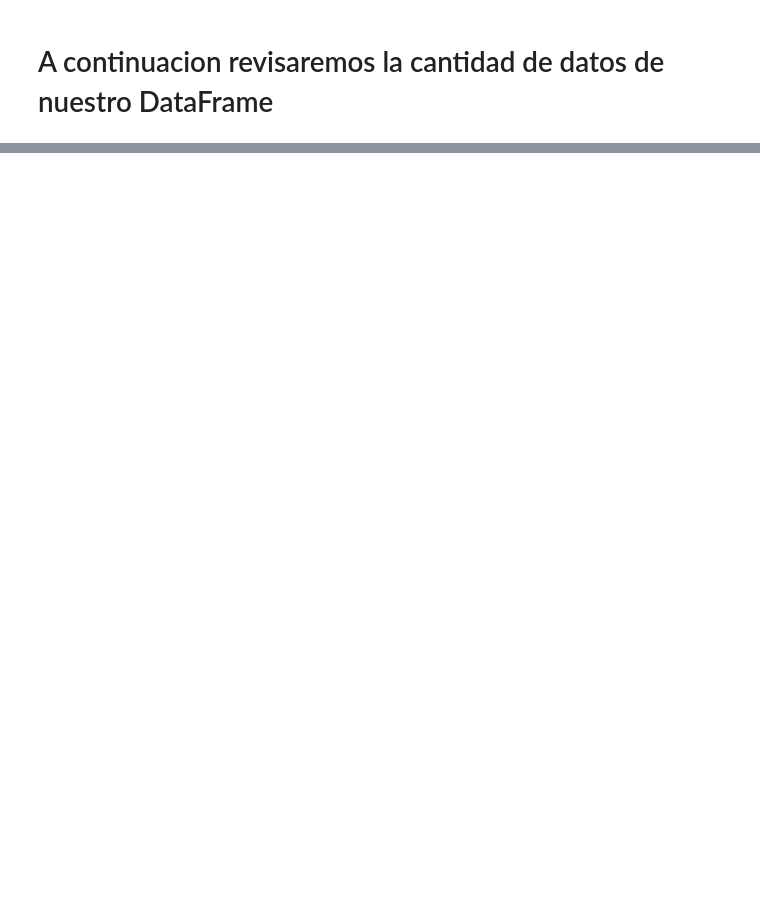
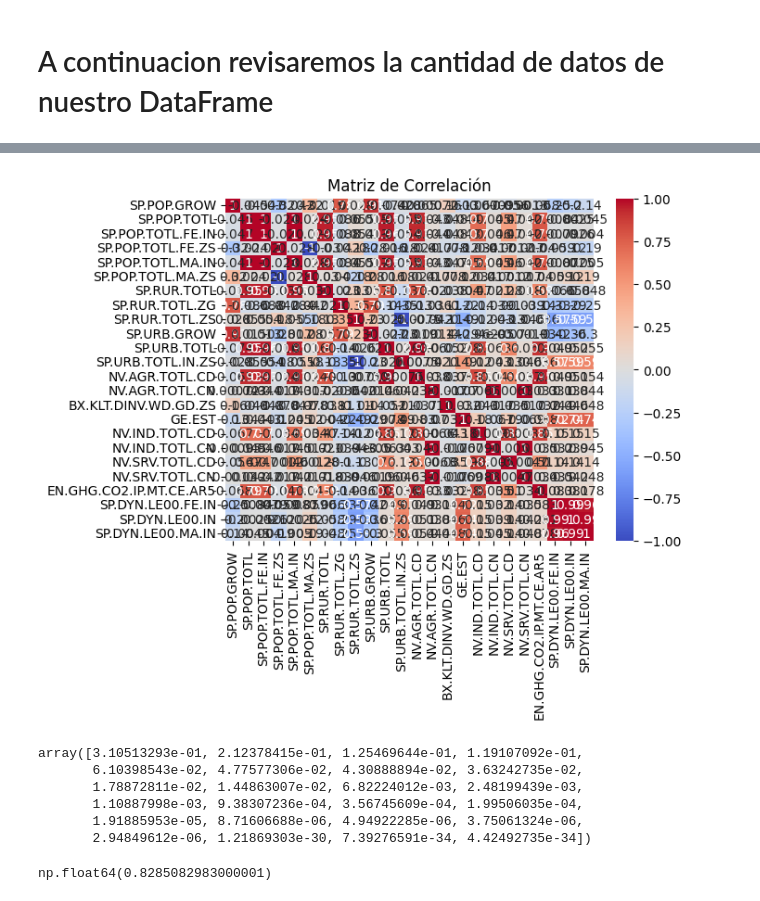
Before and after one commit to cristiancarcamo-netizen/Portafolio, a Jupyter notebook: World_bank.ipynb, the cells around one changed output, grey strips where cells are left out. Cells and saved outputs as stored; diff of their text form; code cells hidden in the pictures; blank space fills up the shorter version.

```diff
--- a/World_bank.ipynb
+++ b/World_bank.ipynb
@@ -197,0 +209,7 @@ El dataframe contiene 197 filas y 36 columnas, de las cuales 24 contienen regist
+# %%
+#E Eliminar columnas de texto
+paises_wb= paises_wb.drop(columns= ['country','Country'])
+# %%
+from sklearn.impute import SimpleImputer
+imputer = SimpleImputer(strategy='mean')
+paises_wb = pd.DataFrame(imputer.fit_transform(paises_wb),columns =paises_wb.columns,index=paises_wb.index)
@@ -197,0 +252,3 @@ El dataframe contiene 197 filas y 36 columnas, de las cuales 24 contienen regist
+# %%
+y = paises_wb['NY.GDP.MKTP.PP.KD']
+x = paises_wb.drop(columns='NY.GDP.MKTP.PP.KD')
@@ -197,0 +280,30 @@ El dataframe contiene 197 filas y 36 columnas, de las cuales 24 contienen regist
+# %%
+# Escalar datos
+scaler = StandardScaler()
+x_std = scaler.fit_transform(x)
+x_std = pd.DataFrame(x_std, columns=x.columns)
+# %%
+corr = x_std.corr()
+sns.heatmap(corr, annot=True, cmap='coolwarm')
+plt.title("Matriz de Correlación")
+plt.show()
+# %% [output]
+[figure, added]
+# %%
+from sklearn.decomposition import PCA
+pca = PCA()
+pca.fit(x_std)
+
+pca.explained_variance_ratio_
+# %% [output]
+array([3.10513293e-01, 2.12378415e-01, 1.25469644e-01, 1.19107092e-01,
+       6.10398543e-02, 4.77577306e-02, 4.30888894e-02, 3.63242735e-02,
+       1.78872811e-02, 1.44863007e-02, 6.82224012e-03, 2.48199439e-03,
+       1.10887998e-03, 9.38307236e-04, 3.56745609e-04, 1.99506035e-04,
+       1.91885953e-05, 8.71606688e-06, 4.94922285e-06, 3.75061324e-06,
+       2.94849612e-06, 1.21869303e-30, 7.39276591e-34, 4.42492735e-34])
+# %%
+np.sum([3.10513293e-01, 2.12378415e-01, 1.25469644e-01, 1.19107092e-01,
+       6.10398543e-02])
+# %% [output]
+np.float64(0.8285082983000001)
```
Also changed, not shown: parts of 17 cells of this notebook.
